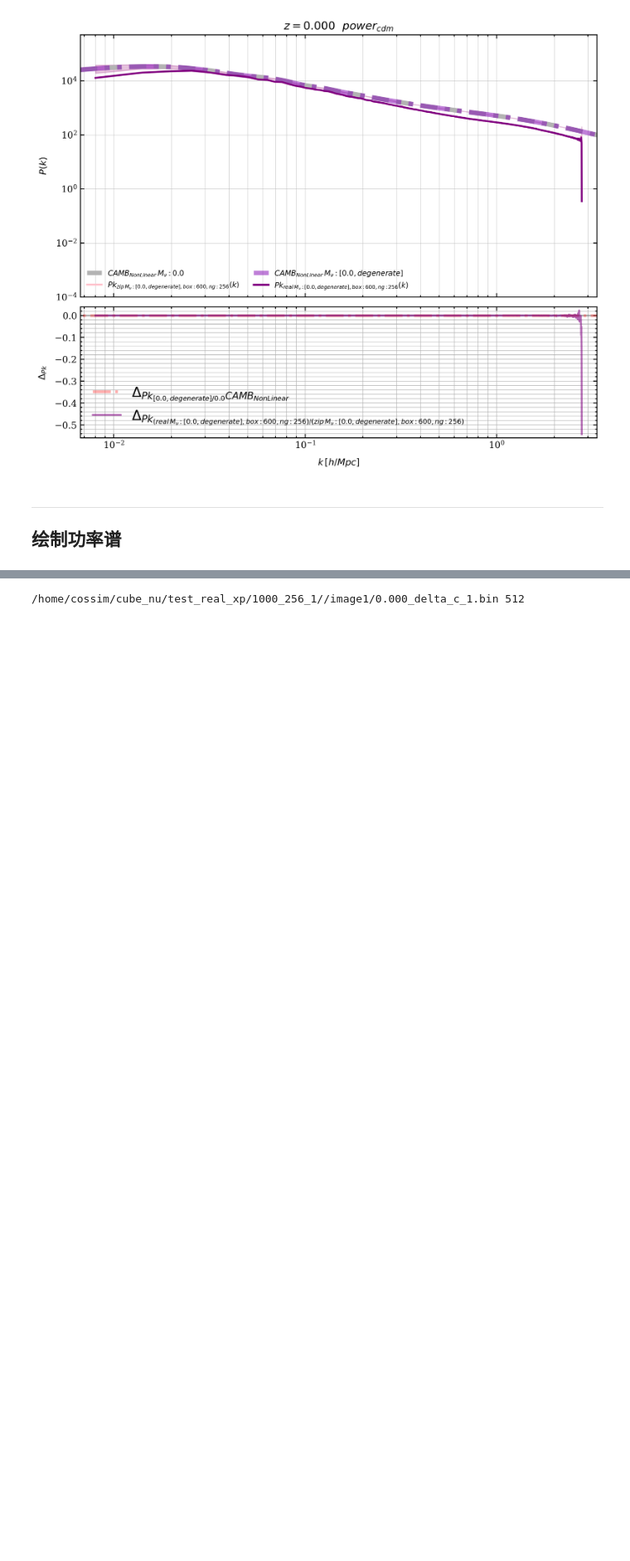
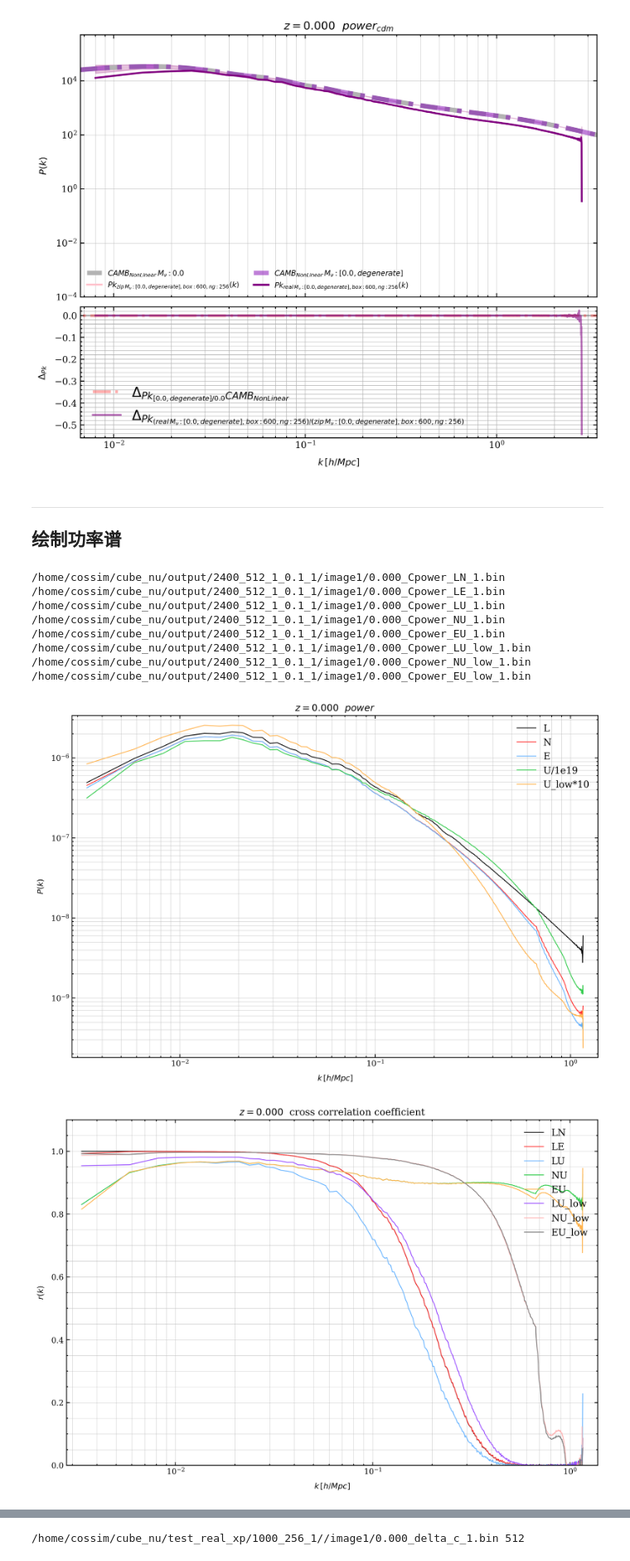
Before and after one commit to cosmologychen/cube_nu_new, a Jupyter notebook: analysis.ipynb, the cells around one changed output, grey strips where cells are left out. Shown at 83% size. Cells and saved outputs as stored; diff of their text form; code cells hidden in the pictures; blank space fills up the shorter version.

```diff
--- a/analysis.ipynb
+++ b/analysis.ipynb
@@ -912,3 +559,75 @@ for Redshift in Redshift_i:
 -------------
 绘制功率谱
 -------------
+# %%
+# 绘制互相率谱
+
+Path = '/home/cossim/cube_nu/output/2400_512_1_0.1_1'
+Dir = '/image1/'
+
+# 加载功率谱
+def load_Cpower(filename):
+    print(filename)
+    n_row_xi = 10
+    fid = open(filename, 'rb')  # 以二进制模式打开文件
+
+    xi = np.fromfile(fid, dtype='float32')  # 读取数据到一维数组
+    fid.close()
+
+    xi = np.reshape(xi, (int(len(xi) / n_row_xi), n_row_xi))  # 重新形状为二维数组
+    ksim = xi[:, 1]  # 提取第二列作为 ksim
+
+    return ksim, xi
+
+# 绘制功率谱
+Redshift = '0.000'
+ctype = ['LN','LE','LU','NU','EU','LU_low','NU_low','EU_low']
+xis = [0]*len(ctype)
+ksims = [0]*len(ctype)
+for i in range(len(ctype)):
+    ksims[i], xis[i]= load_Cpower(Path + Dir + Redshift + '_Cpower_' + ctype[i] + '_1.bin')
+
+plt.figure()
+plt.loglog(ksims[0], xis[0][:, 2],ksims[0], xis[0][:, 3],ksims[1], xis[1][:, 3],ksims[2], xis[2][:, 3]/1e19,ksims[5], xis[5][:, 3]*10)
+plt.grid(True, which='both', linewidth=0.3)  # 打开主要和次要网格线，linewidth为0.3
+# plt.xlim([min(ksim), max(ksim)])
+# plt.ylim([1e-4, 1e5])
+plt.xlabel('$k\,[h/{ Mpc}]$')
+plt.ylabel('$P(k)$')
+plt.legend(['L', 'N', 'E', 'U/1e19', 'U_low*10'],loc='upper right')
+plt.title('$z='+str(Redshift)+'\,\,\,\,power$')
+# 添加上边和右边的坐标轴
+ax = plt.gca()
+ax.spines['top'].set_visible(True)
+ax.spines['right'].set_visible(True)
+
+plt.show()
+
+plt.figure()
+for i in range(len(ctype)):
+    plt.loglog(ksims[i], xis[i][:, 4]/np.sqrt(xis[i][:, 2]*xis[i][:, 3]))
+plt.grid(True, which='both', linewidth=0.3)  # 打开主要和次要网格线，linewidth为0.3
+# plt.xlim([min(ksim), max(ksim)])
+plt.yscale('linear')
+plt.ylim([0,1.1])
+plt.xlabel('$k\,[h/{ Mpc}]$')
+plt.ylabel('$r(k)$')
+plt.legend(ctype,loc='upper right')
+plt.title('$z='+str(Redshift)+'\,\,\,\,$cross correlation coefficient')
+# 添加上边和右边的坐标轴
+ax = plt.gca()
+ax.spines['top'].set_visible(True)
+ax.spines['right'].set_visible(True)
+
+plt.show()
+# %% [output]
+/home/cossim/cube_nu/output/2400_512_1_0.1_1/image1/0.000_Cpower_LN_1.bin
+/home/cossim/cube_nu/output/2400_512_1_0.1_1/image1/0.000_Cpower_LE_1.bin
+/home/cossim/cube_nu/output/2400_512_1_0.1_1/image1/0.000_Cpower_LU_1.bin
+/home/cossim/cube_nu/output/2400_512_1_0.1_1/image1/0.000_Cpower_NU_1.bin
+/home/cossim/cube_nu/output/2400_512_1_0.1_1/image1/0.000_Cpower_EU_1.bin
+/home/cossim/cube_nu/output/2400_512_1_0.1_1/image1/0.000_Cpower_LU_low_1.bin
+/home/cossim/cube_nu/output/2400_512_1_0.1_1/image1/0.000_Cpower_NU_low_1.bin
+/home/cossim/cube_nu/output/2400_512_1_0.1_1/image1/0.000_Cpower_EU_low_1.bin
+[figure, added]
+[figure, added]
```
Also changed, not shown: parts of 13 cells of this notebook, 8 other files.
